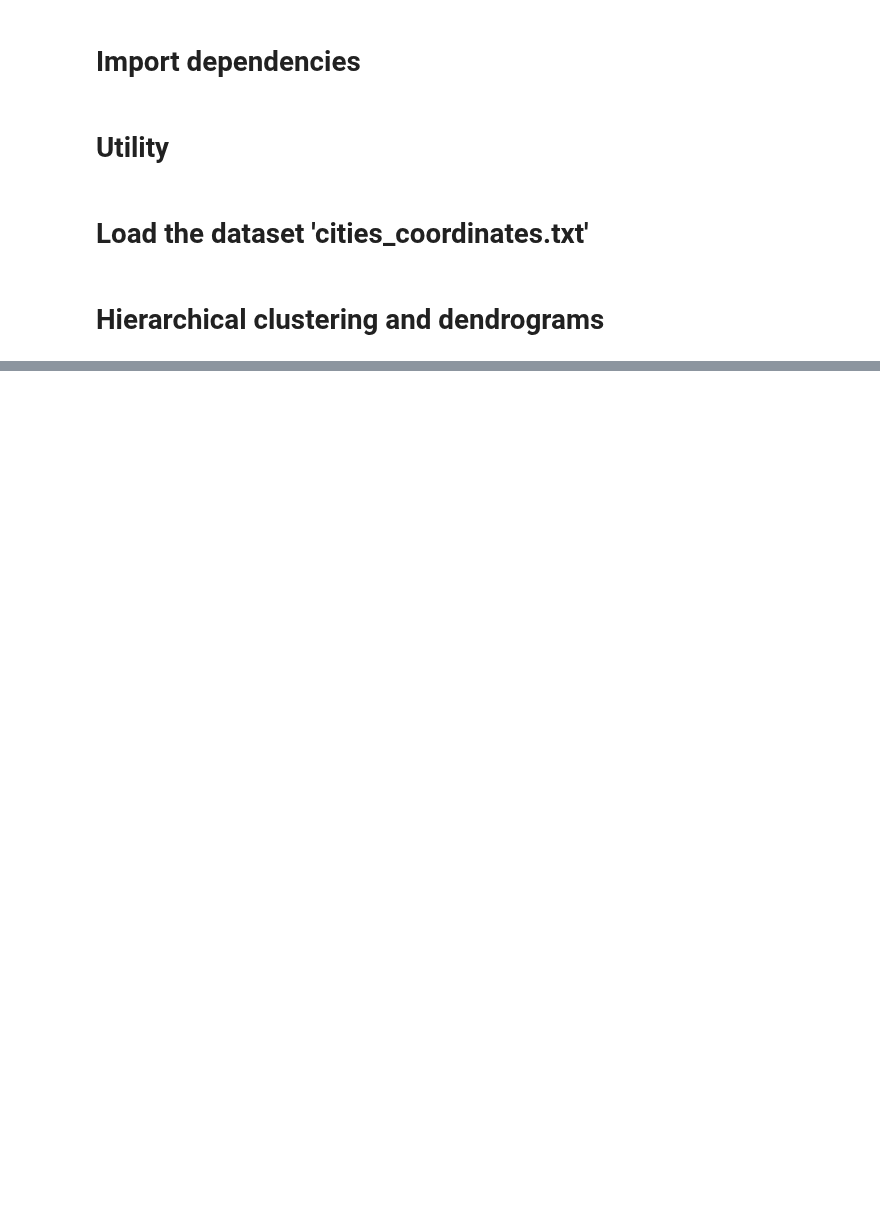
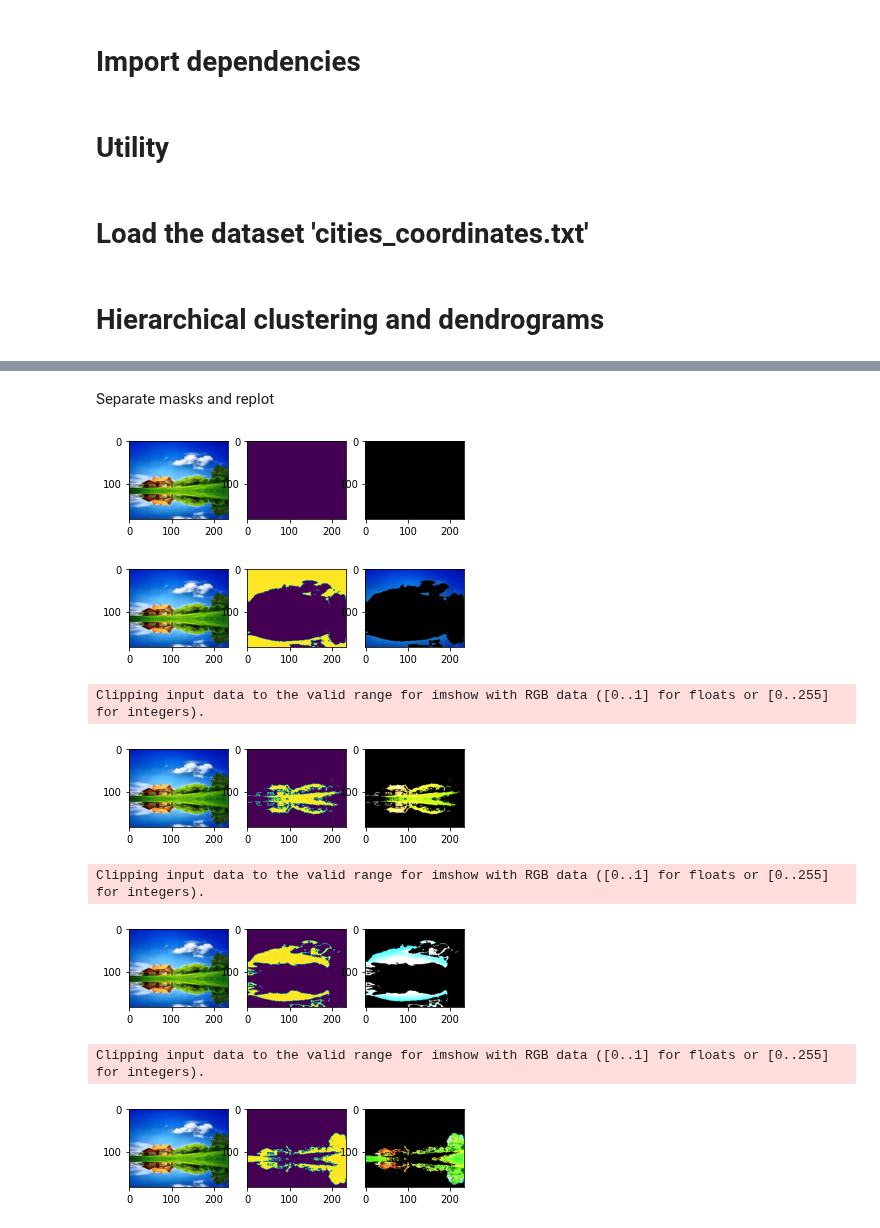
Before and after one commit to ivalencius/Machine_learning_INF264, a Jupyter notebook: Homework/6/Hw6_INF264_template_part_1.ipynb, the cells around one changed output, grey strips where cells are left out. Cells and saved outputs as stored; diff of their text form; code cells hidden in the pictures; blank space fills up the shorter version.

```diff
--- a/Homework/6/Hw6_INF264_template_part_1.ipynb
+++ b/Homework/6/Hw6_INF264_template_part_1.ipynb
@@ -88,0 +143,28 @@ TypeError: text() missing 3 required positional arguments: 'y', 'z', and 's'
+# %% [markdown]
+Separate masks and replot
+# %%
+num_submask = np.unique(X_pred)
+
+for mask_val in num_submask:
+    mask = np.ma.masked_not_equal(X_pred, mask_val)
+    # np.where(mask.data == 0, 0)
+    mask = np.ma.filled(mask, fill_value=0)
+    mask3d = np.stack((mask, mask, mask), axis=2)
+    X_masked = X_copy * mask3d
+    plt.figure()
+    plt.subplot(1, 3, 1)
+    plt.imshow(X_copy)
+    plt.subplot(1, 3, 2)
+    plt.imshow(mask)
+    plt.subplot(1, 3, 3)
+    plt.imshow(X_masked)
+    plt.show()
+# %% [output]
+[figure, added]
+[figure, added]
+Clipping input data to the valid range for imshow with RGB data ([0..1] for floats or [0..255] for integers).
+[figure, added]
+Clipping input data to the valid range for imshow with RGB data ([0..1] for floats or [0..255] for integers).
+[figure, added]
+Clipping input data to the valid range for imshow with RGB data ([0..1] for floats or [0..255] for integers).
+[figure, added]
```
Also changed, not shown: parts of 11 cells of this notebook.
